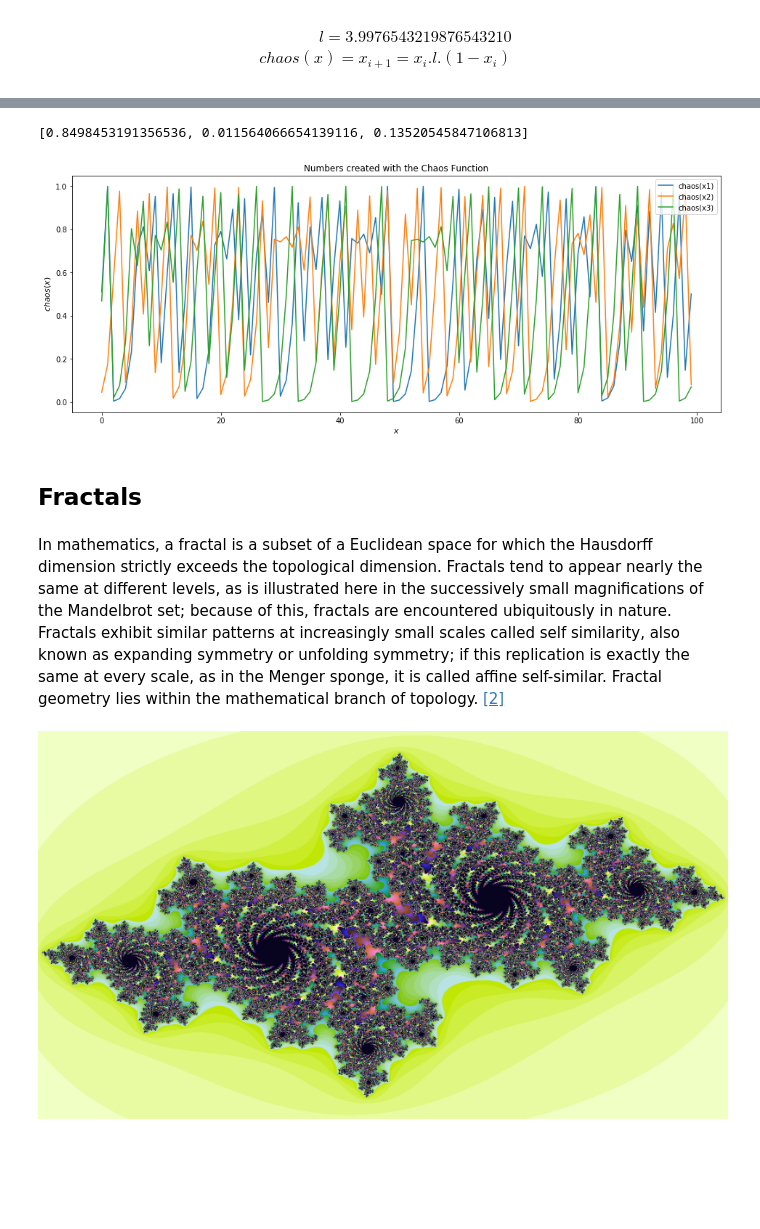
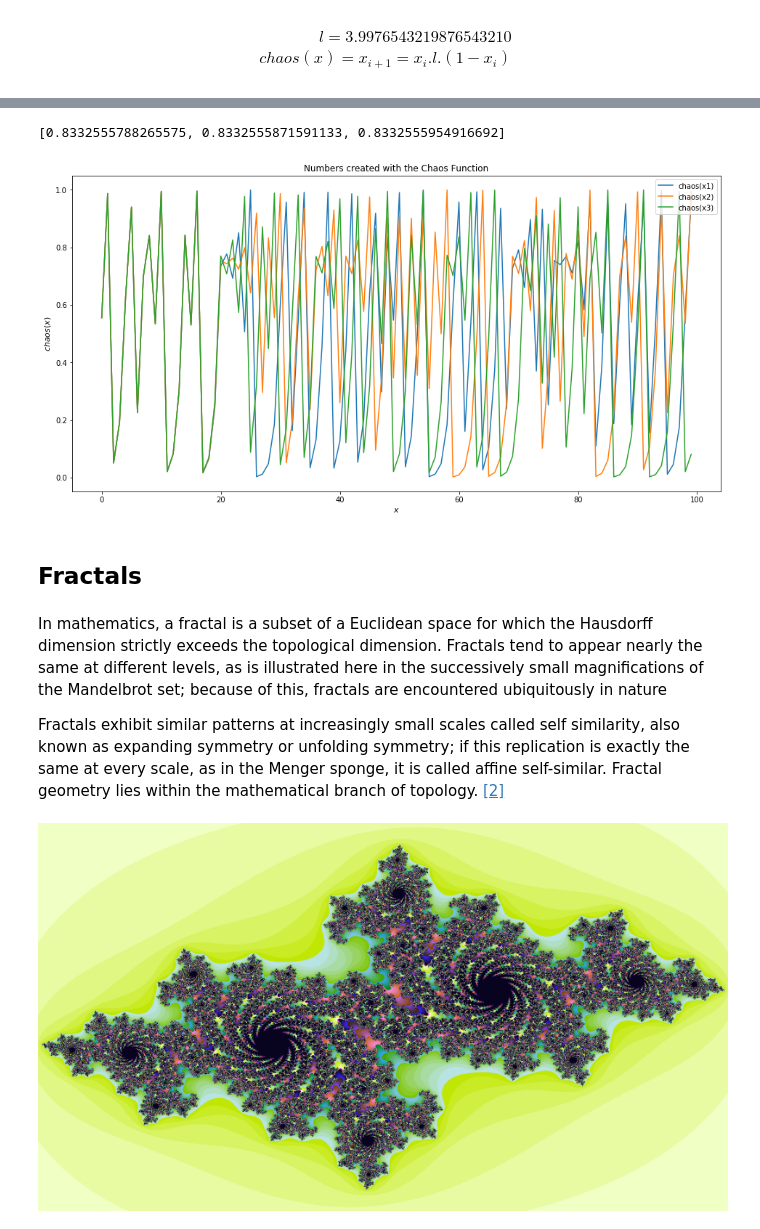
Before and after one commit to ansegura7/Algorithms, a Jupyter notebook: chaotic-systems/ChaoticSystems.ipynb, the cells around one changed output, grey strips where cells are left out. Drawn from its saved outputs; the diff is of its cells as text; code cells hidden in the pictures; blank space fills up the shorter version.

```diff
--- a/chaotic-systems/ChaoticSystems.ipynb
+++ b/chaotic-systems/ChaoticSystems.ipynb
@@ -57,36 +57,41 @@ plot_line_chart(x, y, '$x$', '$chaos(x)$', 'Numbers created with the Chaos Funct
 # %%
 # Create 3 different seeds
+gap = 1.00000001
 seeds = []
-for i in range(3):
-    seeds += [get_random_number(0, 1)]
+seeds.append(get_random_number(0, 1))
+seeds.append(seeds[len(seeds) - 1] * gap)
+seeds.append(seeds[len(seeds) - 1] * gap)
 seeds
 # %% [output]
-[0.8498453191356536, 0.011564066654139116, 0.13520545847106813]
+[0.8332555788265575, 0.8332555871591133, 0.8332555954916692]
 # %%
 # Get 3 different chaos results
-x1, y1 = get_chaos_list(seeds[0], 100)
-x2, y2 = get_chaos_list(seeds[1], 100)
-x3, y3 = get_chaos_list(seeds[2], 100)
+max_iter = 100
+x1, y1 = get_chaos_list(seeds[0], max_iter)
+x2, y2 = get_chaos_list(seeds[1], max_iter)
+x3, y3 = get_chaos_list(seeds[2], max_iter)
 
 # Plot multi-lines chart
 x_label = '$x$'
 y_label = '$chaos(x)$'
 title = 'Numbers created with the Chaos Function'
-plt.figure(figsize = (16, 6))
+plt.figure(figsize = (16, 8))
 plt.plot(x1, y1, label = 'chaos(x1)')
 plt.plot(x2, y2, label = 'chaos(x2)')
 plt.plot(x3, y3, label = 'chaos(x3)')
 plt.xlabel(x_label, fontsize = 11)
 plt.ylabel(y_label, fontsize = 11)
 plt.title(title)
 plt.legend(loc = 'upper right')
 plt.show()
 # %% [output]
-[figure, old version]
+[figure, new version]
 # %% [markdown]
 ## Fractals
 # %% [markdown]
-In mathematics, a fractal is a subset of a Euclidean space for which the Hausdorff dimension strictly exceeds the topological dimension. Fractals tend to appear nearly the same at different levels, as is illustrated here in the successively small magnifications of the Mandelbrot set; because of this, fractals are encountered ubiquitously in nature. Fractals exhibit similar patterns at increasingly small scales called self similarity, also known as expanding symmetry or unfolding symmetry; if this replication is exactly the same at every scale, as in the Menger sponge, it is called affine self-similar. Fractal geometry lies within the mathematical branch of topology. <a href="#link_two">[2]</a>
+In mathematics, a fractal is a subset of a Euclidean space for which the Hausdorff dimension strictly exceeds the topological dimension. Fractals tend to appear nearly the same at different levels, as is illustrated here in the successively small magnifications of the Mandelbrot set; because of this, fractals are encountered ubiquitously in nature
+
+Fractals exhibit similar patterns at increasingly small scales called self similarity, also known as expanding symmetry or unfolding symmetry; if this replication is exactly the same at every scale, as in the Menger sponge, it is called affine self-similar. Fractal geometry lies within the mathematical branch of topology. <a href="#link_two">[2]</a>
 # %%
 # Setting the width, height and zoom of the image to be created
 WIDTH, HEIGHT, ZOOM = 1920, 1080, 1
```
Also changed, not shown: parts of 2 cells of this notebook, 1 other file.
